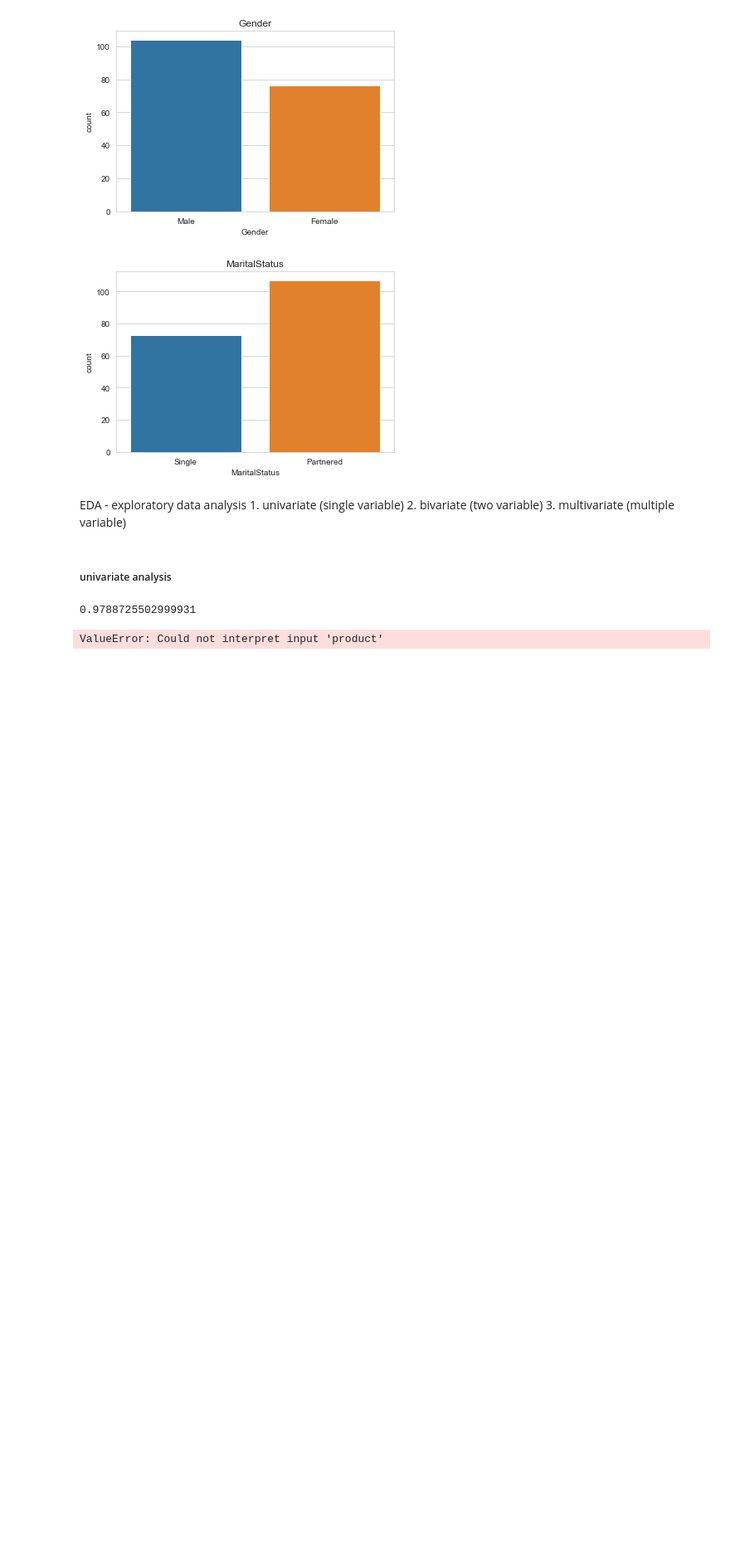
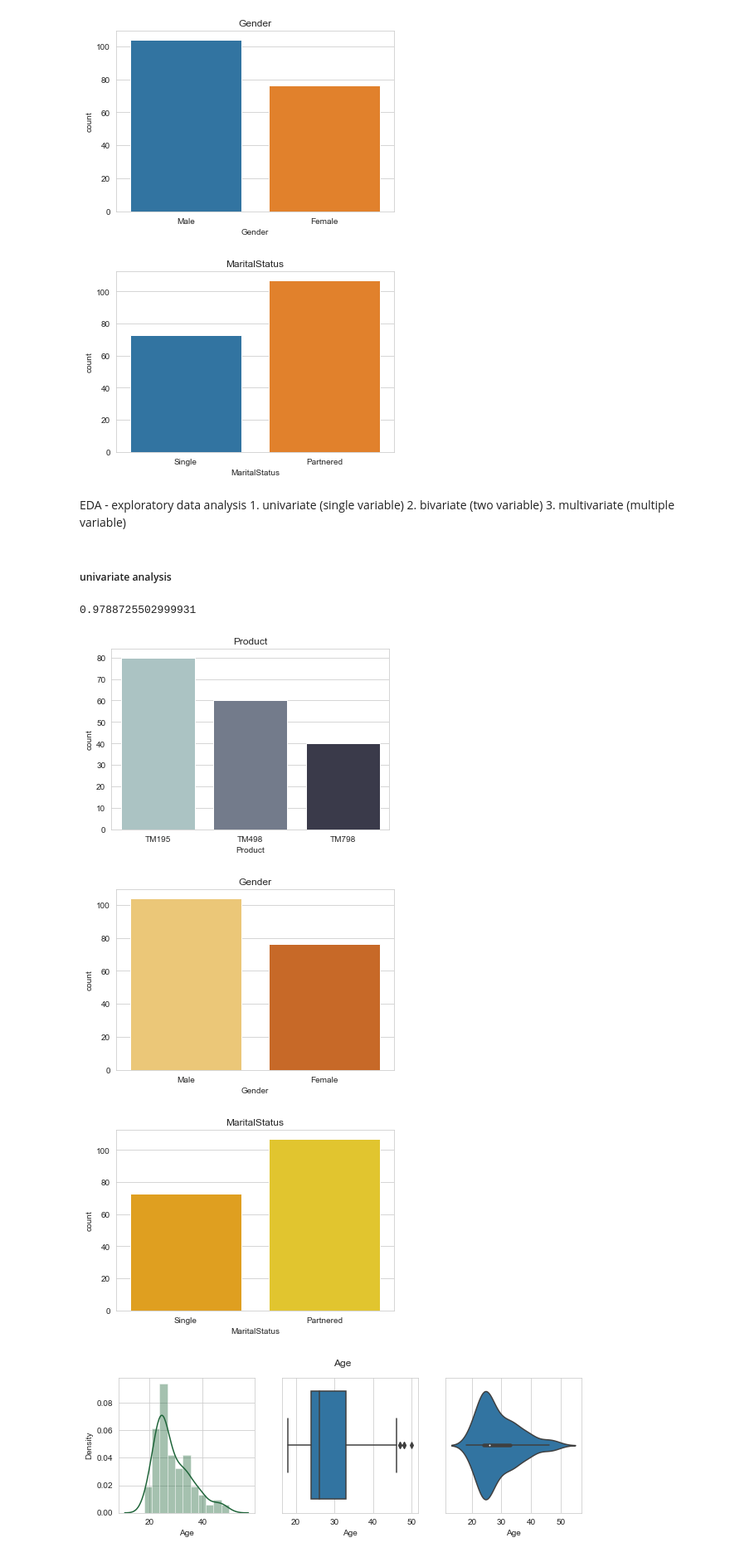
Before and after one commit to mahakgwalera/ML, a Jupyter notebook: kaggle peeyush sir/day_19_treadmil_users.ipynb, the cells around one changed output. Shown: that part at 83% size. Saved outputs shown, nothing was run; the diff lists cells and outputs as text; code cells hidden in the pictures; blank space fills up the shorter version.

```diff
--- a/kaggle peeyush sir/day_19_treadmil_users.ipynb
+++ b/kaggle peeyush sir/day_19_treadmil_users.ipynb
@@ -95,20 +95,24 @@ p_list = ['']
 # %%
 # categorical Data
 for col in cat_cols:
-    sns.countplot(data=data, x=col, palette='kuchbhi')
+    sns.countplot(data=data, x=col, palette=choice(p_list))
     plt.title(col)
     plt.show()
 
 # numerical Data
 for col in num_cols:
+    color = [random(), random(), random()]
     fig = plt.figure(figsize=(10,3))
     fig.suptitle(col)
-    plt.suptitle(1,3,1)
+    plt.subplot(1,3,1)
     sns.distplot(data[col],color= [30/255,100/255,57/255])
     plt.subplot(1,3,2)
     sns.boxplot(data=data, x = col)
     plt.subplot(1,3,3)
     sns.violinplot(data=data,x = col)
     plt.show()
 # %% [output]
-ValueError: Could not interpret input 'product'
+[figure, added]
+[figure, added]
+[figure, added]
+[figure, added]
```
Also changed, not shown: parts of 3 cells of this notebook.
